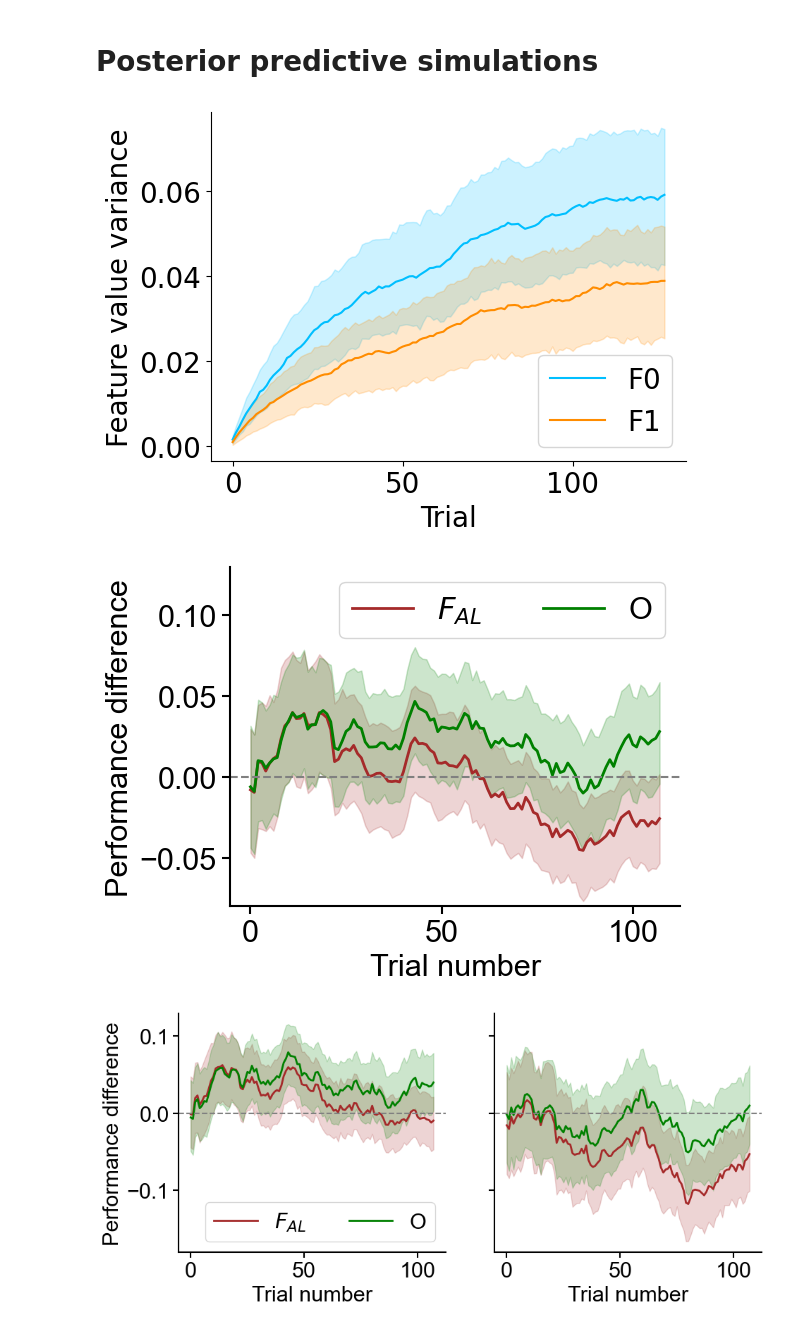
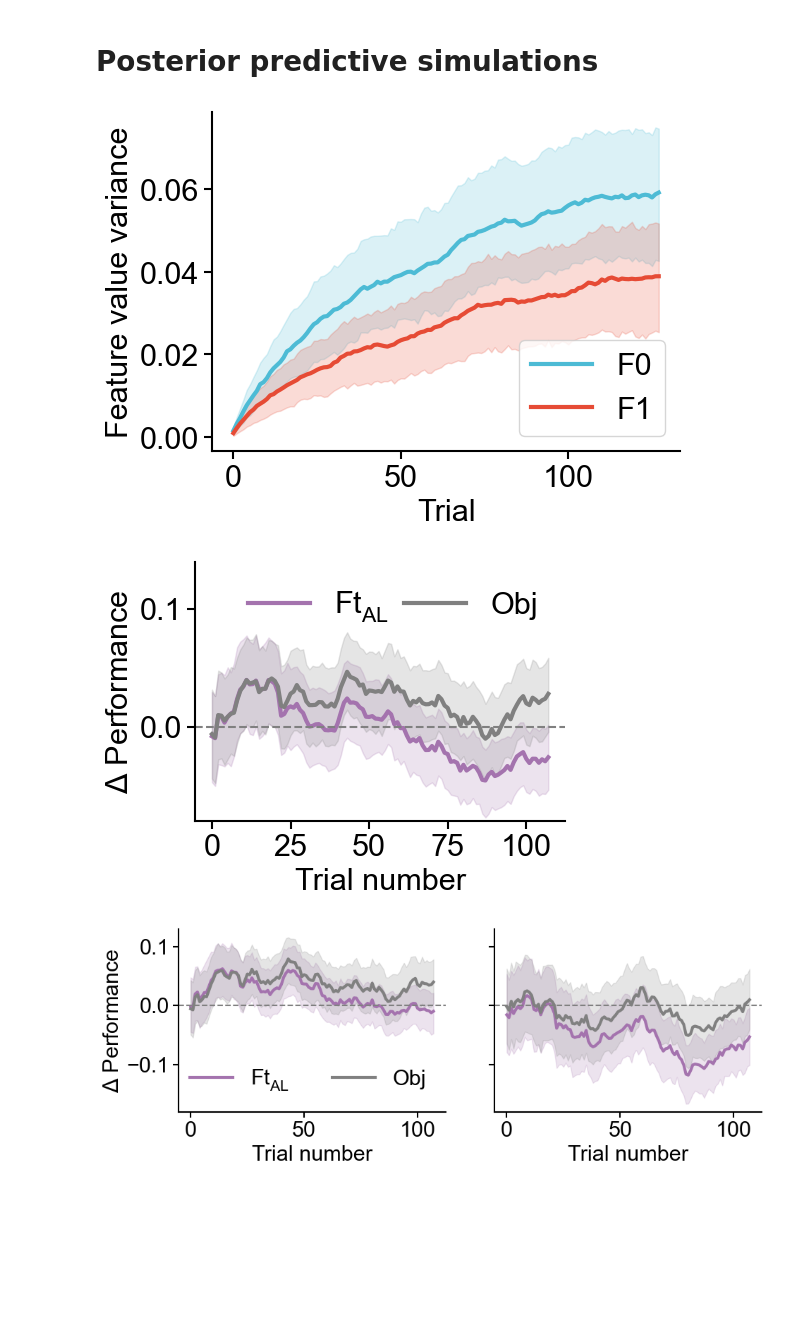
Before and after one commit to slenderham/Attn-Regularity-RL, a Jupyter notebook: analysis/rl_comparison.ipynb, the cells around one changed output. Cells and saved outputs as stored; diff of their text form; code cells hidden in the pictures; blank space fills up the shorter version.

```diff
--- a/analysis/rl_comparison.ipynb
+++ b/analysis/rl_comparison.ipynb
@@ -18,6 +18,7 @@ plt.rc('font', size=22, family='arial')
 plt.rc('axes', linewidth=1.5)
 plt.rc('xtick.major', width=1.5, size=6)
 plt.rc('ytick.major', width=1.5, size=6)
+plt.rc('mathtext', default='regular')
 
 from matplotlib import pyplot as plt
 
@@ -612,10 +764,10 @@ posterior_predictive_O = O_predictive_model(subkey, stims, stimsF0, stimsF1, ful
 fig, ax = plt.subplots()
 plot_mean_hpdi(ax,
     (posterior_predictive_F['values']).var(-1)[...,0].mean(2),
-    color='deepskyblue', label='F0')
+    color='#4dbbd5', label='F0')
 plot_mean_hpdi(ax,
     (posterior_predictive_F['values']).var(-1)[...,1].mean(2),
-    color='darkorange', label='F1')
+    color='#e64b35', label='F1')
 sns.despine()
 ax.legend(loc='lower right')
 ax.set_xlabel('Trial')
@@ -623,7 +775,7 @@ ax.set_ylabel('Feature value variance')
 fig.tight_layout()
 plt.savefig(os.path.join(figure_data_dir, "sim_rl_ft_val_var.pdf"))
 # %% [output]
-[figure, old version]
+[figure, new version]
 # %%
 def get_correct_choice(data):
     all_correct_choices = []
@@ -664,18 +816,18 @@ posterior_predictive_perf_O = posterior_predictive_perf_O.at[:,jnp.isnan(all_cor
 #     axes[2].plot(nanmovmean(rwd.T, 20), 'lightgrey', alpha=0.1)
 # plt.show()
 # %%
-fig, axes = plt.subplots(1, 1)
+fig, axes = plt.subplots(1, 1, figsize=(5.6, 4))
 
 wsize=20
 
 plot_mean_hpdi(axes, nanmovmean(np.nanmean(posterior_predictive_perf_F, 1)-np.nanmean(all_choose_better, 0),
                                    window_size=wsize, axis=1),
-               color='brown', label='$F_{AL}$', axis=0)
+               color='#A473AE', label='$Ft_{AL}$', axis=0)
 # axes[0].axhline(0, linestyle='--', color='k')
 # axes[0].plot(jnp.nanmean(all_choose_better,0), '--k')
 plot_mean_hpdi(axes, nanmovmean(np.nanmean(posterior_predictive_perf_O, 1)-np.nanmean(all_choose_better, 0),
                                    window_size=wsize, axis=1),
-               color='green', label='O', axis=0)
+               color='grey', label='Obj', axis=0)
 
 # axes.plot(np.nanmean(nanmovmean(all_choose_better, window_size=wsize, axis=1), axis=0),
 #           color='grey', label='Empirical')
@@ -688,58 +840,59 @@ plot_mean_hpdi(axes, nanmovmean(np.nanmean(posterior_predictive_perf_O, 1)-np.na
 # axes.plot(jnp.nanmean(nanmovmean(all_choose_better, window_size=wsize, axis=1), 0), '--k')
 axes.axhline(0, linestyle='--', color='grey')
 axes.set_xlabel('Trial number')
-axes.set_ylabel('Performance difference')
-axes.set_ylim([-0.08, 0.13])
+axes.set_xticks(np.arange(0, 101,25))
+axes.set_ylabel(r'$\Delta$ Performance')
+axes.set_ylim([-0.08, 0.14])
 
-axes.legend(ncols=2)
+axes.legend(ncols=2, frameon=False, columnspacing=0.5)
 sns.despine()
 fig.tight_layout()
 plt.savefig(os.path.join(figure_data_dir, "sim_learning_curves.pdf"))
 # %% [output]
-[figure, old version]
+[figure, new version]
 # %%
 f_o_fit_diff = (F_trialwise_waic.waic_i.values.sum(0)-O_trialwise_waic.waic_i.values.sum(0))
 # %%
-fig, axes = plt.subplots(1, 2, figsize=(10, 4.8), sharey=True)
+fig, axes = plt.subplots(1, 2, figsize=(10, 4), sharey=True)
 
 wsize=20
 
 plot_mean_hpdi(axes[0], nanmovmean(np.nanmean(posterior_predictive_perf_F[:,f_o_fit_diff>=0], 1)-np.nanmean(all_choose_better[f_o_fit_diff>=0], 0),
                                    window_size=wsize, axis=1),
-               color='brown', label='$F_{AL}$', axis=0)
+               color='#A473AE', label='$Ft_{AL}$', axis=0)
 # axes[0].axhline(0, linestyle='--', color='k')
 # axes[0].plot(jnp.nanmean(all_choose_better,0), '--k')
 plot_mean_hpdi(axes[0], nanmovmean(np.nanmean(posterior_predictive_perf_O[:,f_o_fit_diff>=0], 1)-np.nanmean(all_choose_better[f_o_fit_diff>=0], 0),
                                    window_size=wsize, axis=1),
-               color='green', label='O', axis=0)
+               color='grey', label='Obj', axis=0)
 
 plot_mean_hpdi(axes[1], nanmovmean(np.nanmean(posterior_predictive_perf_F[:,f_o_fit_diff<0], 1)-np.nanmean(all_choose_better[f_o_fit_diff<0], 0),
                                    window_size=wsize, axis=1),
-               color='brown', label='$F_{AL}$', axis=0)
+               color='#A473AE', label='$Ft_{AL}$', axis=0)
 # axes[0].axhline(0, linestyle='--', color='k')
 # axes[0].plot(jnp.nanmean(all_choose_better,0), '--k')
 plot_mean_hpdi(axes[1], nanmovmean(np.nanmean(posterior_predictive_perf_O[:,f_o_fit_diff<0], 1)-np.nanmean(all_choose_better[f_o_fit_diff<0], 0),
                                    window_size=wsize, axis=1),
-               color='green', label='O', axis=0)
+               color='grey', label='Obj', axis=0)
 
 # axes.plot(np.nanmean(nanmovmean(all_choose_better, window_size=wsize, axis=1), axis=0),
 #           color='grey', label='Empirical')
 # axes[1].axhline(0, linestyle='--', color='k')
 # axes[1].plot(jnp.nanmean(all_choose_better,0), '--k')
 # plot_mean_hpdi(axes, nanmovmean(posterior_predictive_perf_FO.astype(float)-all_choose_better,
 #                                    window_size=wsize, axis=2), color='black', label='F+O')
 # axes[2].axhline(0, linestyle='--', color='k')
 # axes[2].plot(jnp.nanmean(all_choose_better,0), '--k')
 # axes.plot(jnp.nanmean(nanmovmean(all_choose_better, window_size=wsize, axis=1), 0), '--k')
 
 for ax in axes:
     ax.axhline(0, linestyle='--', color='grey')
     ax.set_xlabel('Trial number')
 
-axes[0].set_ylabel('Performance difference')
-axes[0].legend(ncols=2, loc='lower right')
+axes[0].set_ylabel(r'$\Delta$ Performance')
+axes[0].legend(ncols=2, loc='lower right', frameon=False)
 sns.despine()
 fig.tight_layout(w_pad=2)
 plt.savefig(os.path.join(figure_data_dir, "sim_learning_curves_FO.pdf"))
 # %% [output]
-[figure, old version]
+[figure, new version]
```
Also changed, not shown: parts of 10 cells of this notebook.
